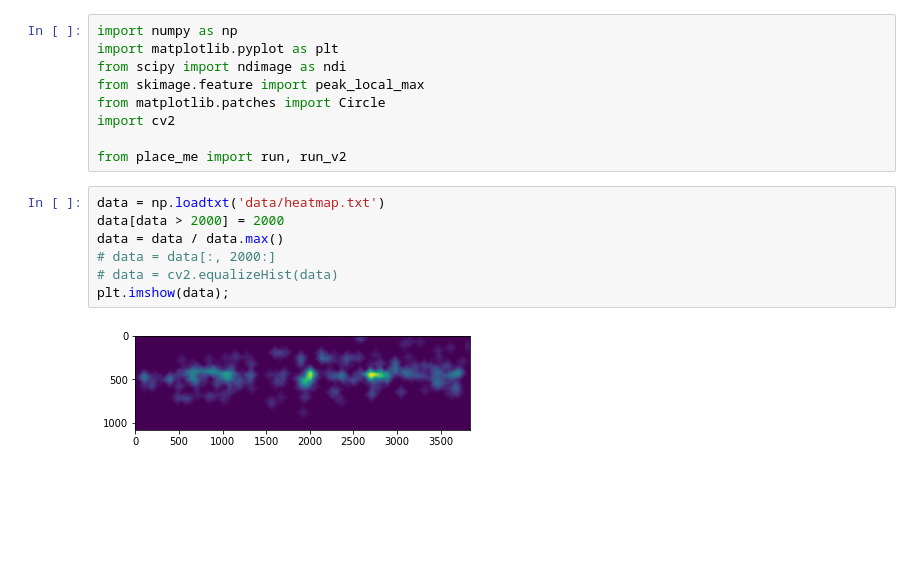
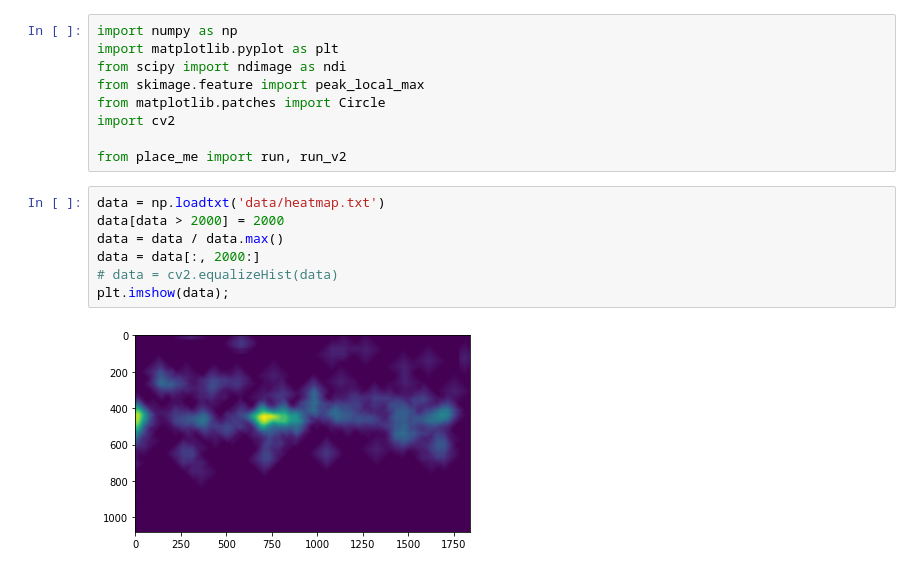
Before and after one commit to Ptrskay3/place_me, a Jupyter notebook: test.ipynb, the cells around one changed output. Drawn from its saved outputs; the diff is of its cells as text; blank space fills up the shorter version.

```diff
--- a/test.ipynb
+++ b/test.ipynb
@@ -10,12 +10,12 @@ from place_me import run, run_v2
 # %%
 data = np.loadtxt('data/heatmap.txt')
 data[data > 2000] = 2000
 data = data / data.max()
-# data = data[:, 2000:]
+data = data[:, 2000:]
 # data = cv2.equalizeHist(data)
 plt.imshow(data);
 # %% [output]
-[figure, old version]
+[figure, new version]
 # %%
 image_max = ndi.maximum_filter(data, size=20, mode='constant')
 
```
Also changed, not shown: parts of 9 cells of this notebook, 2 other files.
